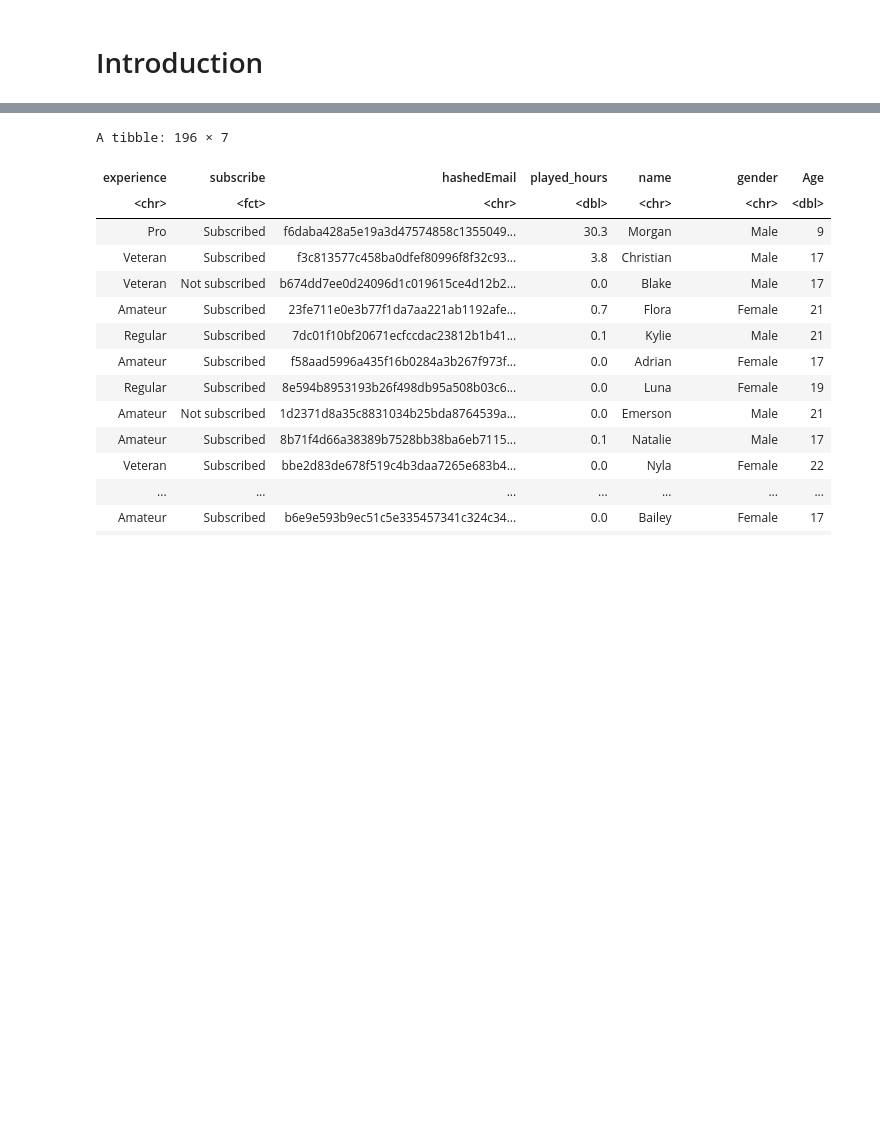
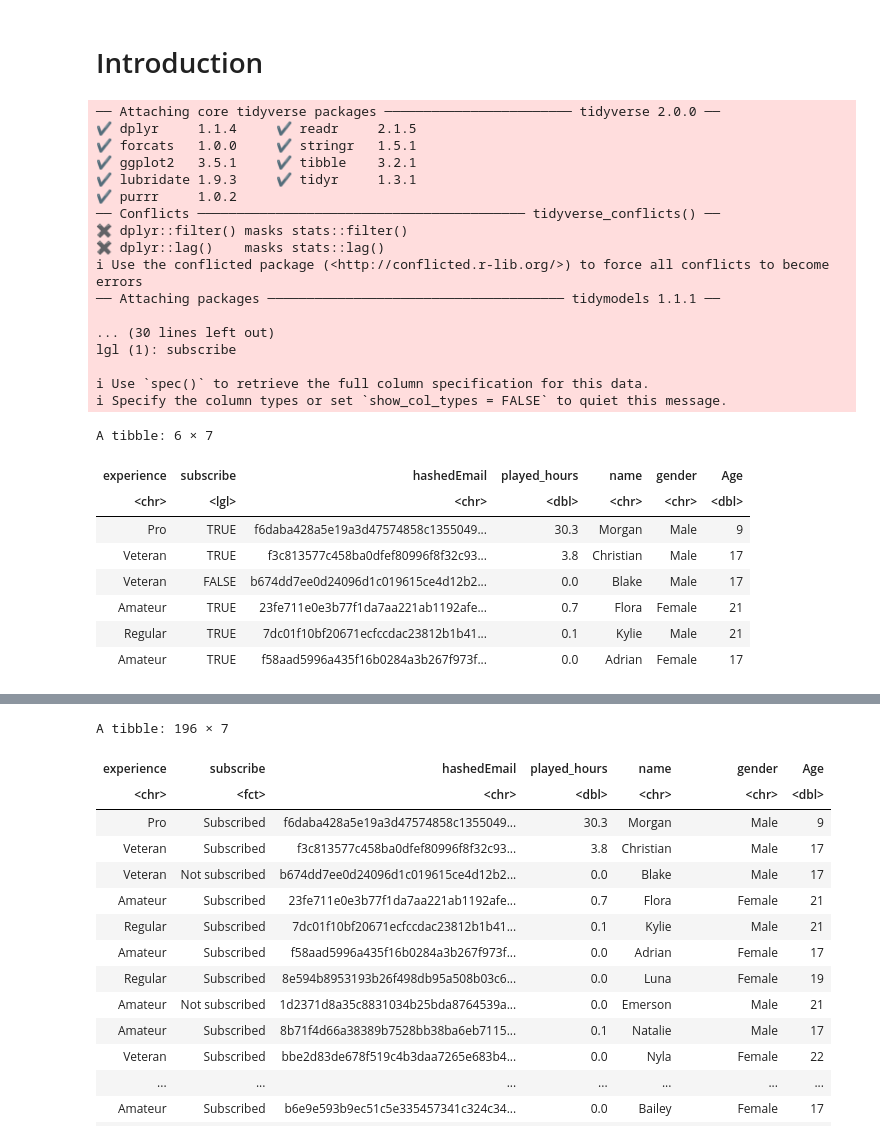
Before and after one commit to aikayl/dsci-100-2025w2-group-38, a Jupyter notebook: Project Final Report.ipynb, the cells around one changed output, grey strips where cells are left out. Cells and saved outputs as stored; diff of their text form; code cells hidden in the pictures; blank space fills up the shorter version.

```diff
--- a/Project Final Report.ipynb
+++ b/Project Final Report.ipynb
@@ -1,3 +1,39 @@
 # %% [markdown]
 # Introduction
+# %%
+library(tidyverse)
+library(tidymodels)
+library(lubridate)
+library(dbplyr)
+library(ggplot2)
+
+players<- read_csv("players.csv")
+head(players)
+# %% [output]
+── Attaching core tidyverse packages ──────────────────────── tidyverse 2.0.0 ──
+✔ dplyr     1.1.4     ✔ readr     2.1.5
+✔ forcats   1.0.0     ✔ stringr   1.5.1
+✔ ggplot2   3.5.1     ✔ tibble    3.2.1
+✔ lubridate 1.9.3     ✔ tidyr     1.3.1
+✔ purrr     1.0.2
+── Conflicts ────────────────────────────────────────── tidyverse_conflicts() ──
+✖ dplyr::filter() masks stats::filter()
+✖ dplyr::lag()    masks stats::lag()
+ℹ Use the conflicted package (<http://conflicted.r-lib.org/>) to force all conflicts to become errors
+── Attaching packages ────────────────────────────────────── tidymodels 1.1.1 ──
+
+... (30 lines left out)
+lgl (1): subscribe
+
+ℹ Use `spec()` to retrieve the full column specification for this data.
+ℹ Specify the column types or set `show_col_types = FALSE` to quiet this message.
+A tibble: 6 × 7
+| experience | subscribe | hashedEmail | played_hours | name | gender | Age |
+| <chr> | <lgl> | <chr> | <dbl> | <chr> | <chr> | <dbl> |
+| Pro | TRUE | f6daba428a5e19a3d47574858c1355049... | 30.3 | Morgan | Male | 9 |
+| Veteran | TRUE | f3c813577c458ba0dfef80996f8f32c93... | 3.8 | Christian | Male | 17 |
+| Veteran | FALSE | b674dd7ee0d24096d1c019615ce4d12b2... | 0.0 | Blake | Male | 17 |
+| Amateur | TRUE | 23fe711e0e3b77f1da7aa221ab1192afe... | 0.7 | Flora | Female | 21 |
+| Regular | TRUE | 7dc01f10bf20671ecfccdac23812b1b41... | 0.1 | Kylie | Male | 21 |
+| Amateur | TRUE | f58aad5996a435f16b0284a3b267f973f... | 0.0 | Adrian | Female | 17 |
 # %% [markdown]
```
Also changed, not shown: parts of 4 cells of this notebook.
